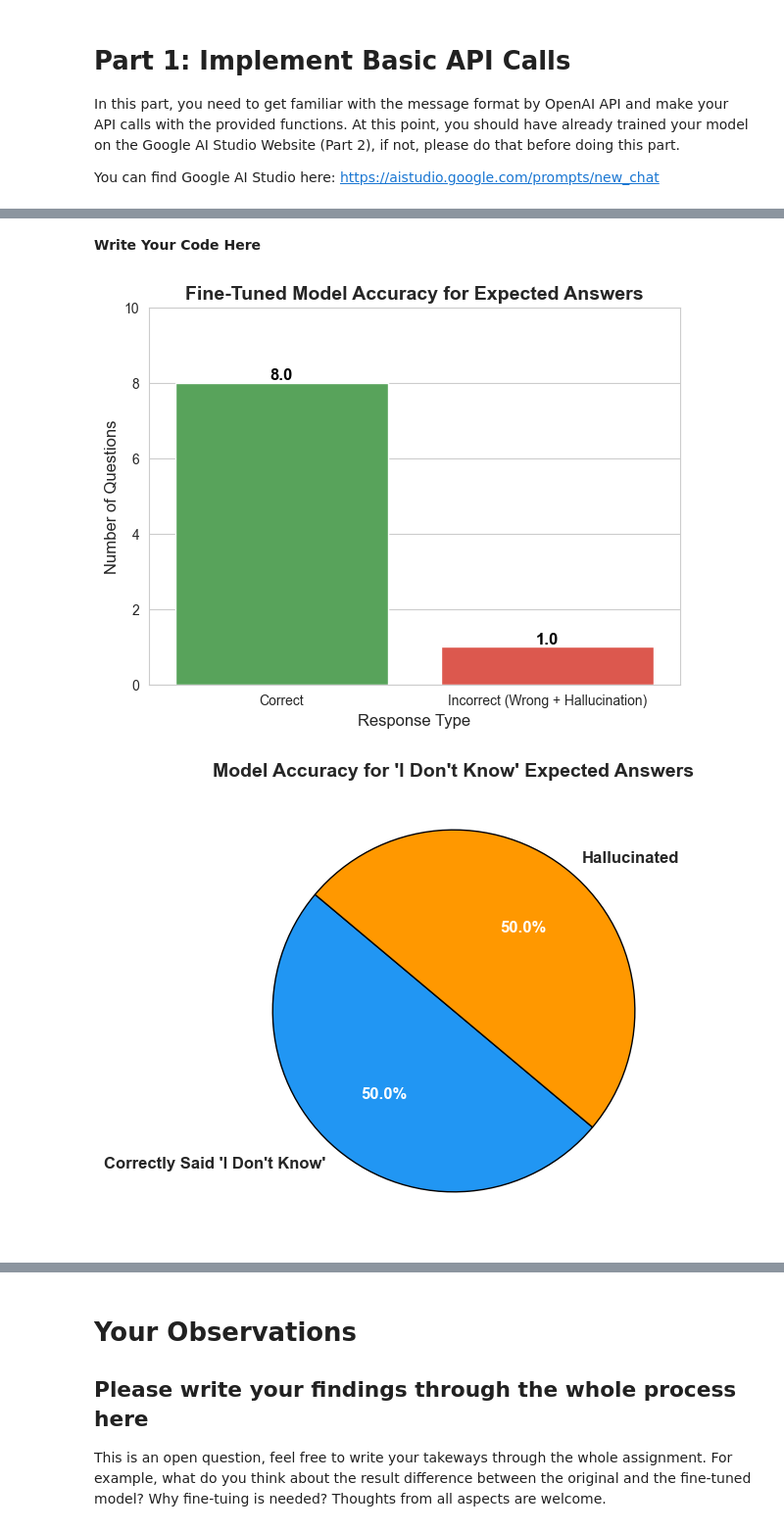
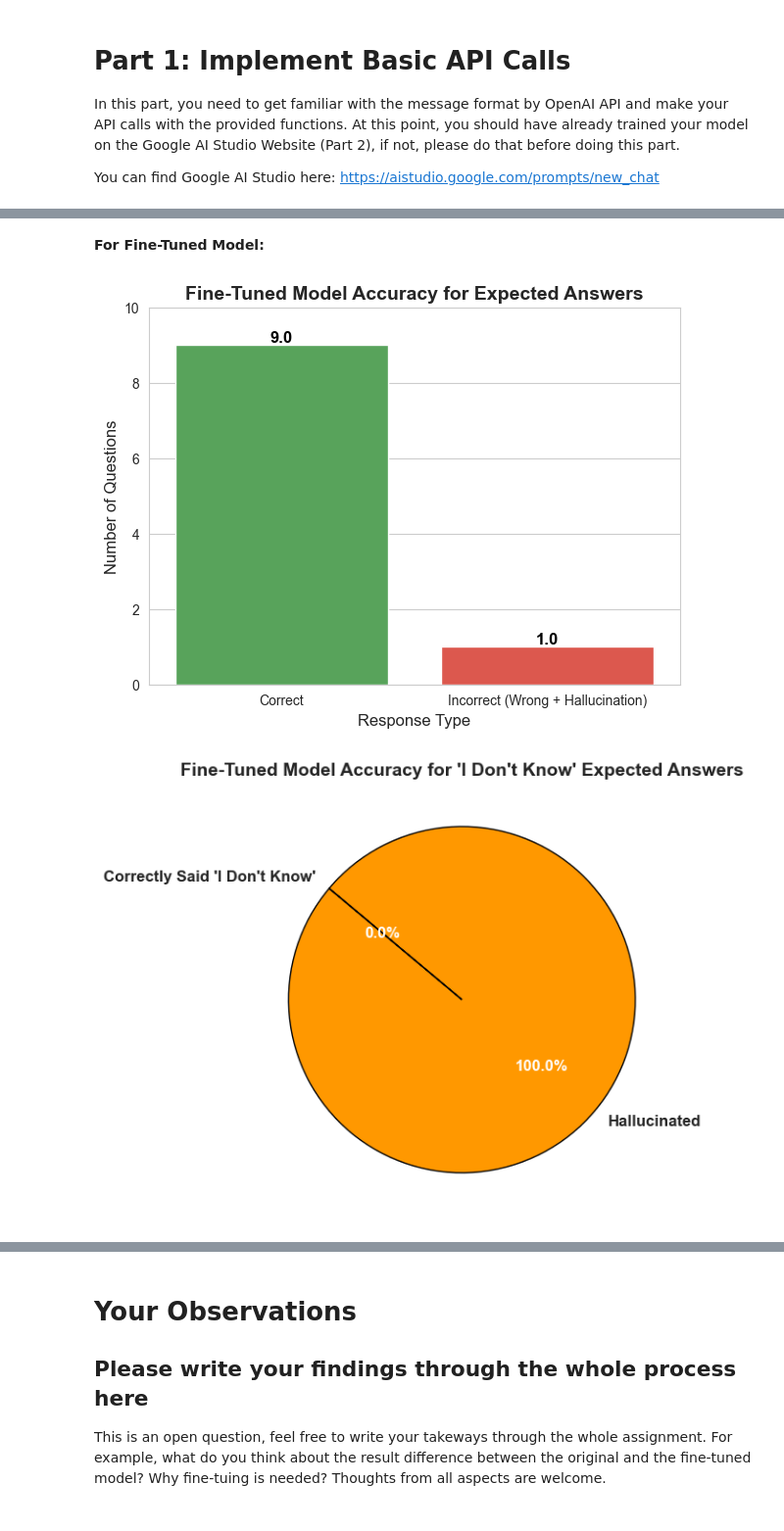
Before and after one commit to alexli888/CS-4341---Introduction-to-Artificial-Intelligence, a Jupyter notebook: Project 1/Assignment1_Gemini-1.ipynb, the cells around one changed output, grey strips where cells are left out. Shown at 98% size. Saved outputs shown, nothing was run; the diff lists cells and outputs as text; code cells hidden in the pictures.

Commit message:
Included Analysis and Referance to Vanilla Model from Google Gemini 1.5

```diff
--- a/Project 1/Assignment1_Gemini-1.ipynb
+++ b/Project 1/Assignment1_Gemini-1.ipynb
@@ -89,7 +111,7 @@ For this assignment, you will manually ask the model the following questions fro
 
 Finally, we plot the results generated by both fine-tuned model and the vanilla model.
-# %% [markdown]
-**Write Your Code Here**
+# %% [markdown]
+**For Fine-Tuned Model:**
 # %%
 # plot the model comparison in the scenario of "answer_expected"
 import pandas as pd
@@ -103,7 +125,7 @@ sns.set_style("whitegrid")
 # Data for expected answer accuracy
 data = {
     "Category": ["Correct", "Incorrect (Wrong + Hallucination)"],
-    "Count": [8, 1]  # 8 correct answers, 1 incorrect (hallucination) answer
+    "Count": [9, 1]  # 9 correct answers, 1 incorrect (hallucination) answer
 }
 
 df = pd.DataFrame(data)
@@ -119,34 +141,34 @@ plt.title("Fine-Tuned Model Accuracy for Expected Answers", fontsize=14, fontwei
 plt.ylim(0, 10)
 
 # Add value labels
 for p in ax.patches:
     ax.annotate(f"{p.get_height()}", (p.get_x() + p.get_width() / 2, p.get_height()),
                 ha="center", va="bottom", fontsize=12, fontweight="bold", color="black")
 
 plt.show()
 
 ###############################################################################################################################
 
 # Data for "I don't know" expected cases
 idk_data = {
     "Response": ["Correctly Said 'I Don't Know'", "Hallucinated"],
-    "Count": [1, 1]  # 1 correct "I don't know", 1 hallucination
+    "Count": [0, 1]  # 0 correct "I don't know", 1 hallucination
 }
 
 df_idk = pd.DataFrame(idk_data)
 
 
 # Pie chart for idk cases
 plt.figure(figsize=(6, 6))
 colors = ["#2196F3", "#FF9800"]
 wedges, texts, autotexts = plt.pie(df_idk["Count"], labels=df_idk["Response"], autopct='%1.1f%%',
                                    colors=colors, startangle=140, wedgeprops={"edgecolor": "black"},
                                    textprops={"fontsize": 12, "fontweight": "bold"})
 
 plt.setp(autotexts, size=12, weight="bold", color="white")
-plt.title("Model Accuracy for 'I Don't Know' Expected Answers", fontsize=14, fontweight="bold")
+plt.title("Fine-Tuned Model Accuracy for 'I Don't Know' Expected Answers", fontsize=14, fontweight="bold")
 
 plt.show()
 # %% [output]
-[figure, old version]
+[figure, new version]
-[figure, old version]
+[figure, new version]
```
Also changed, not shown: parts of 5 cells of this notebook.
